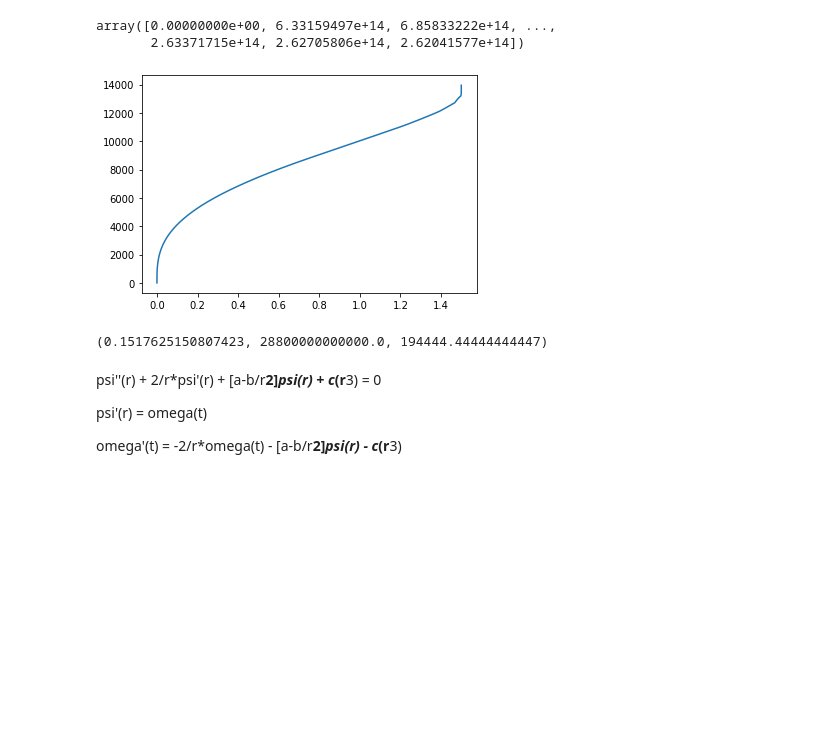
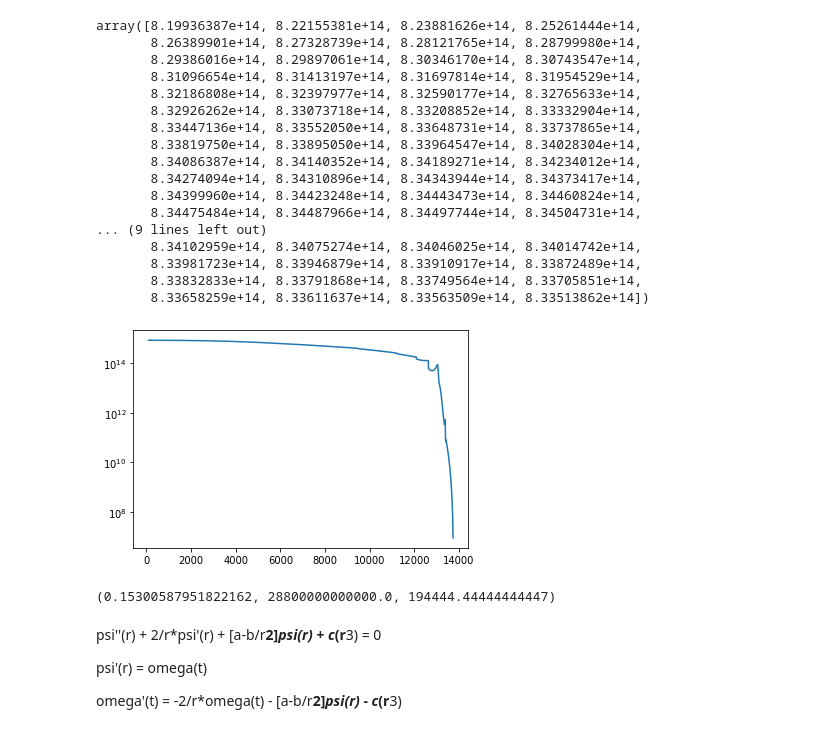
Before and after one commit to ABifurcation/Twin-stars, a Jupyter notebook: Diff_0703.ipynb, the cells around one changed output. Cells and saved outputs as stored; diff of their text form; code cells hidden in the pictures; blank space fills up the shorter version.

```diff
--- a/Diff_0703.ipynb
+++ b/Diff_0703.ipynb
@@ -8,20 +8,39 @@ import glob
 from scipy import interpolate
 from scipy import integrate
 # %%
-df = np.genfromtxt('/Users/laote/sdsu/Research/GRR/mass_energy_density_profiles.dat'\
+df = np.genfromtxt('/Users/laote/sdsu/Research/GRR/DensityP/mass_energy_density_profiles_1.6M.dat'\
                    ,skip_header=7,skip_footer=1,names='rd,mr,ed,nd')
 bar_rho = (3*df['mr']*1.988e30/(4*np.pi*df['rd']**3))
-plt.plot(df['mr'],df['rd'])
+# plt.plot(df['mr'],df['rd'])
 
-df = np.genfromtxt('/Users/laote/sdsu/Research/GRR/mass_energy_density_profiles.dat'\
+df = np.genfromtxt('/Users/laote/sdsu/Research/GRR/DensityP/mass_energy_density_profiles_1.6M.dat'\
                ,skip_header=7,skip_footer=1,names='rd,mr,ed,nd')
 M = df['mr']*1.988e33 # to gram
 R = df['rd']*100 # to cm
 rho = (3*M/(4*np.pi*R**3))
 rho
+
+plt.plot(df['rd'][3:],df['ed'][3:]*1.7827e12)
+plt.yscale('log')
+rho[:100]
 # %% [output]
-array([0.00000000e+00, 6.33159497e+14, 6.85833222e+14, ...,
-       2.63371715e+14, 2.62705806e+14, 2.62041577e+14])
+array([8.19936387e+14, 8.22155381e+14, 8.23881626e+14, 8.25261444e+14,
+       8.26389901e+14, 8.27328739e+14, 8.28121765e+14, 8.28799980e+14,
+       8.29386016e+14, 8.29897061e+14, 8.30346170e+14, 8.30743547e+14,
+       8.31096654e+14, 8.31413197e+14, 8.31697814e+14, 8.31954529e+14,
+       8.32186808e+14, 8.32397977e+14, 8.32590177e+14, 8.32765633e+14,
+       8.32926262e+14, 8.33073718e+14, 8.33208852e+14, 8.33332904e+14,
+       8.33447136e+14, 8.33552050e+14, 8.33648731e+14, 8.33737865e+14,
+       8.33819750e+14, 8.33895050e+14, 8.33964547e+14, 8.34028304e+14,
+       8.34086387e+14, 8.34140352e+14, 8.34189271e+14, 8.34234012e+14,
+       8.34274094e+14, 8.34310896e+14, 8.34343944e+14, 8.34373417e+14,
+       8.34399960e+14, 8.34423248e+14, 8.34443473e+14, 8.34460824e+14,
+       8.34475484e+14, 8.34487966e+14, 8.34497744e+14, 8.34504731e+14,
+... (9 lines left out)
+       8.34102959e+14, 8.34075274e+14, 8.34046025e+14, 8.34014742e+14,
+       8.33981723e+14, 8.33946879e+14, 8.33910917e+14, 8.33872489e+14,
+       8.33832833e+14, 8.33791868e+14, 8.33749564e+14, 8.33705851e+14,
+       8.33658259e+14, 8.33611637e+14, 8.33563509e+14, 8.33513862e+14])
-[figure, old version]
+[figure, new version]
 # %%
 def freq_omega(Omega): # eigen frequency
@@ -77,10 +91,15 @@ def doublefactorial(n):
     return n * doublefactorial(n - 2);
 
 
-def tau_GR_m(m,M,R): # m >= 0, mass, radius
+def tau_GR_m(m,M,R): # m >= 0, solar mass, km radius
+    M = 1.988e33*M
+    R=R*1e5 #unit to cm
+    G = 6.6743e-8 #cgs
+    c = 2.99792458e10 #cgs
     col1 = ( (m-1) * (doublefactorial(2*m+1))**2 ) / ( (m+1) * (m+2) )
     col2 = ( (2*m + 1) / (2*m*(m-1)) )**m
-    col3 = 2/3 * (R/(M*1.48))**(m+1) * R/3e5
+#     col3 = 2/3 * (R/(M*1.48))**(m+1) * R/3e5
+    col3 = 2/3 * (c**2*R/(G*M))**(m+1) * R/c
     tGRm = col1 * col2 * col3
     return tGRm
 
@@ -94,7 +113,7 @@ def tau_zeta_m(m,M,R,zeta): # mass(sun mass) radius (km)
 
 tau_GR_m(2,1.4,12),tau_nu_m(2,12,0.01),tau_zeta_m(2,1.4,12,0.01)
 # %% [output]
-(0.1517625150807423, 28800000000000.0, 194444.44444444447)
+(0.15300587951822162, 28800000000000.0, 194444.44444444447)
 # %% [markdown]
 psi''(r) + 2/r*psi'(r) + [a-b/r**2]*psi(r) + c*(r**3) = 0
 
```
Also changed, not shown: parts of 17 cells of this notebook, 2 other files.
